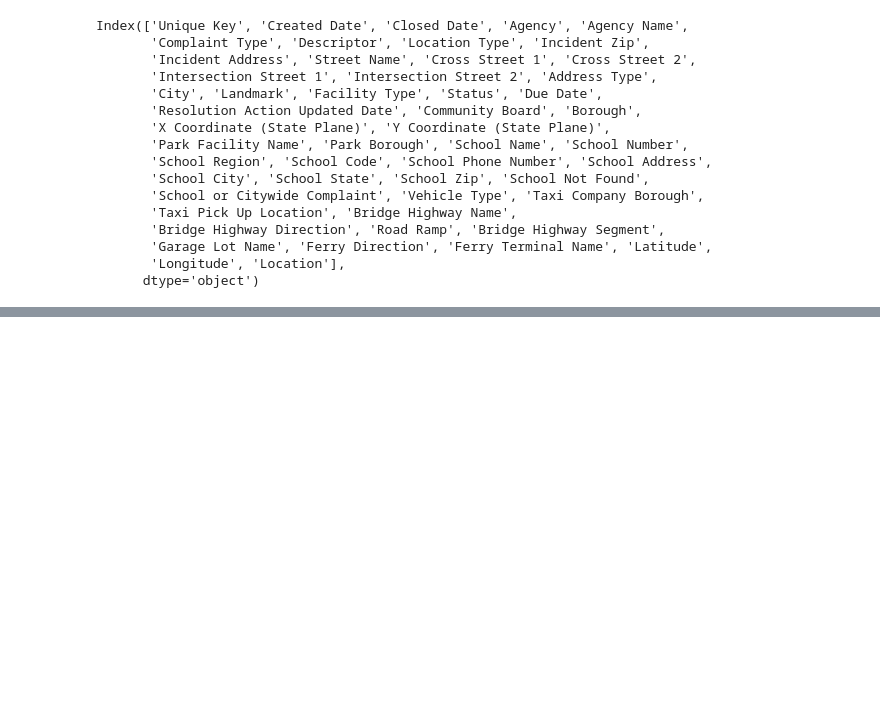
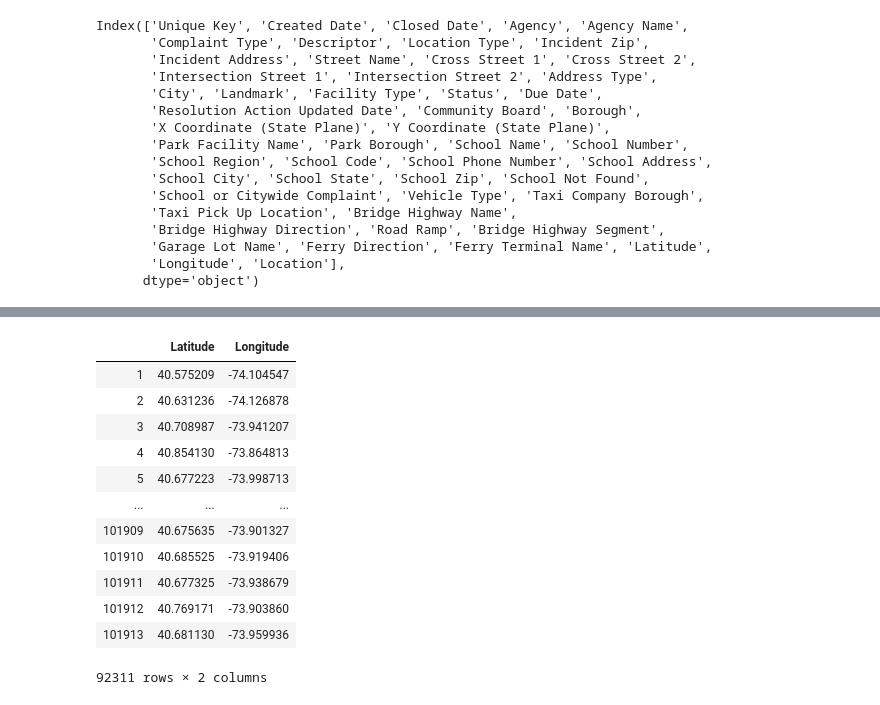
Before and after one commit to H-Hernandez/ETL-Project, a Jupyter notebook: NYC Rat Sightings Data.ipynb, the cells around one changed output, grey strips where cells are left out. Cells and saved outputs as stored; diff of their text form; code cells hidden in the pictures; blank space fills up the shorter version.

```diff
--- a/NYC Rat Sightings Data.ipynb
+++ b/NYC Rat Sightings Data.ipynb
@@ -132,0 +197,16 @@ Index(['Unique Key', 'Created Date', 'Closed Date', 'Agency', 'Agency Name',
+# %%
+cleaned_df[['Latitude','Longitude']]
+# %% [output]
+|  | Latitude | Longitude |
+| 1 | 40.575209 | -74.104547 |
+| 2 | 40.631236 | -74.126878 |
+| 3 | 40.708987 | -73.941207 |
+| 4 | 40.854130 | -73.864813 |
+| 5 | 40.677223 | -73.998713 |
+| ... | ... | ... |
+| 101909 | 40.675635 | -73.901327 |
+| 101910 | 40.685525 | -73.919406 |
+| 101911 | 40.677325 | -73.938679 |
+| 101912 | 40.769171 | -73.903860 |
+| 101913 | 40.681130 | -73.959936 |
+92311 rows × 2 columns
```
Also changed, not shown: parts of 8 cells of this notebook.
